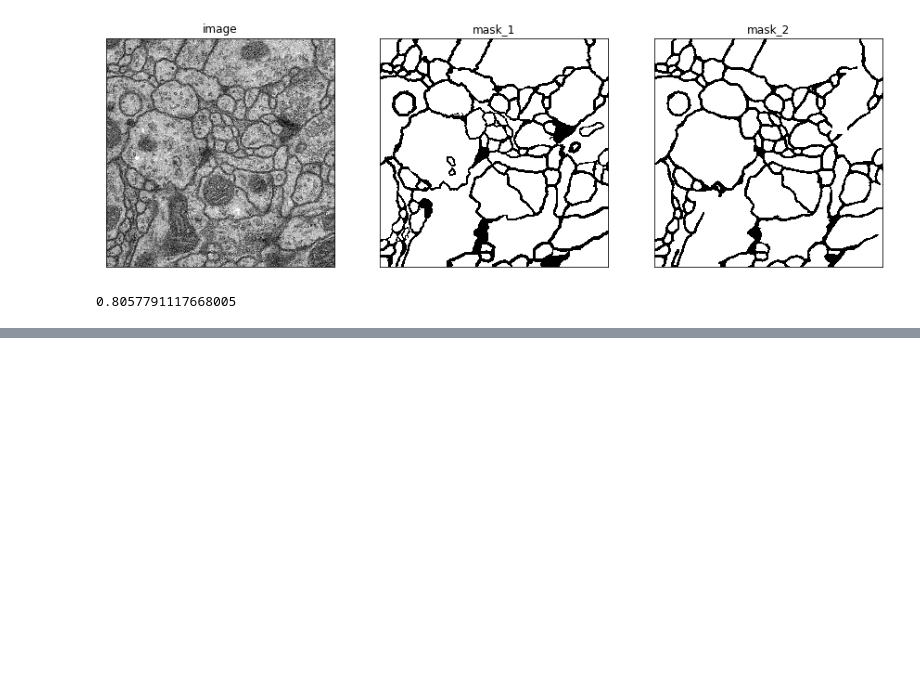
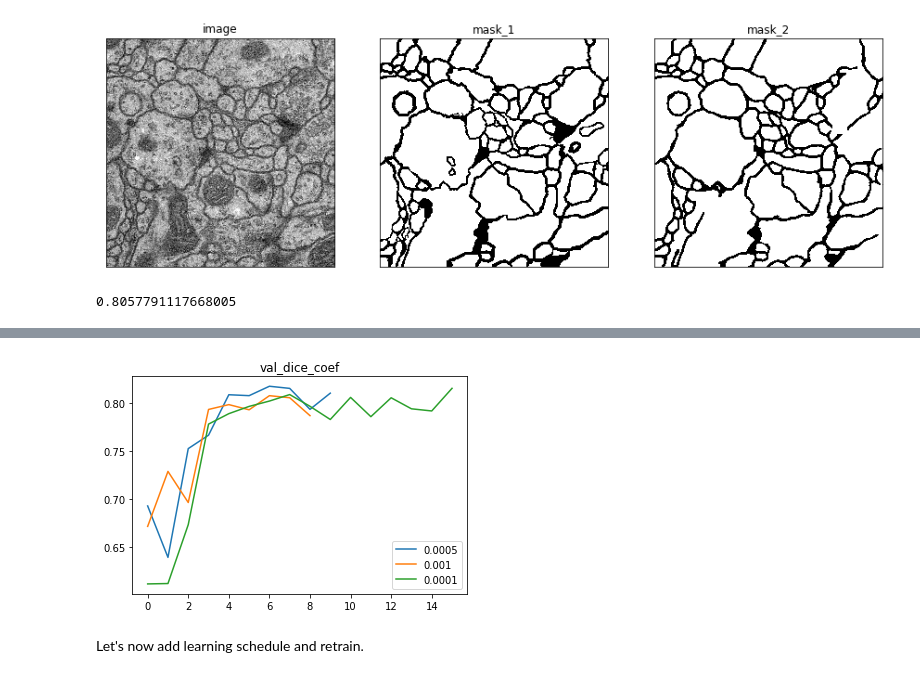
Before and after one commit to ilyarudyak/cs230_project_keras, a Jupyter notebook: isbi_challenge/training_v1.ipynb, the cells around one changed output, grey strips where cells are left out. Drawn from its saved outputs; the diff is of its cells as text; code cells hidden in the pictures; blank space fills up the shorter version.

```diff
--- a/isbi_challenge/training_v1.ipynb
+++ b/isbi_challenge/training_v1.ipynb
@@ -174,0 +192,6 @@ f1_score(mask_arr.reshape(-1), mask_pred.reshape(-1), pos_label=0)
+# %%
+plot_metric_lr('val_dice_coef', dir_path)
+# %% [output]
+[figure, added]
+# %% [markdown]
+Let's now add learning schedule and retrain.
```
Also changed, not shown: parts of 7 cells of this notebook, 8 other files.
